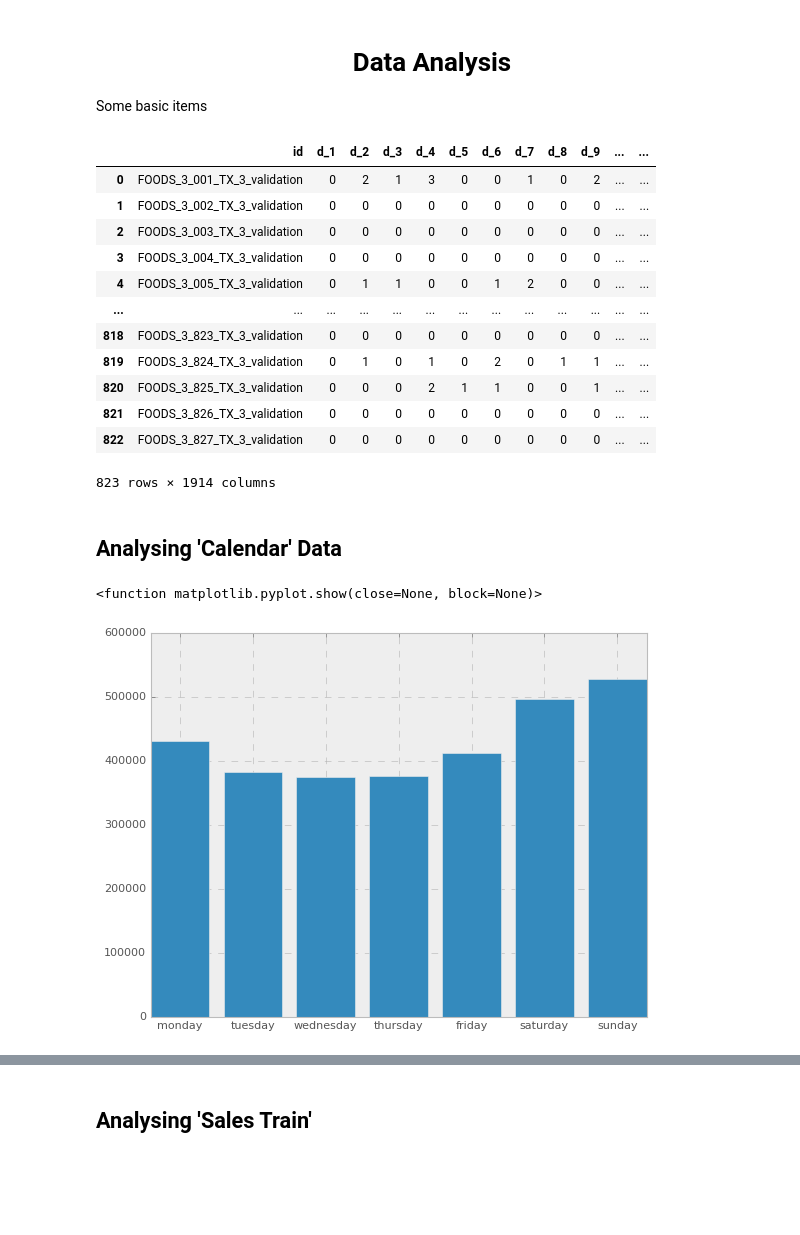
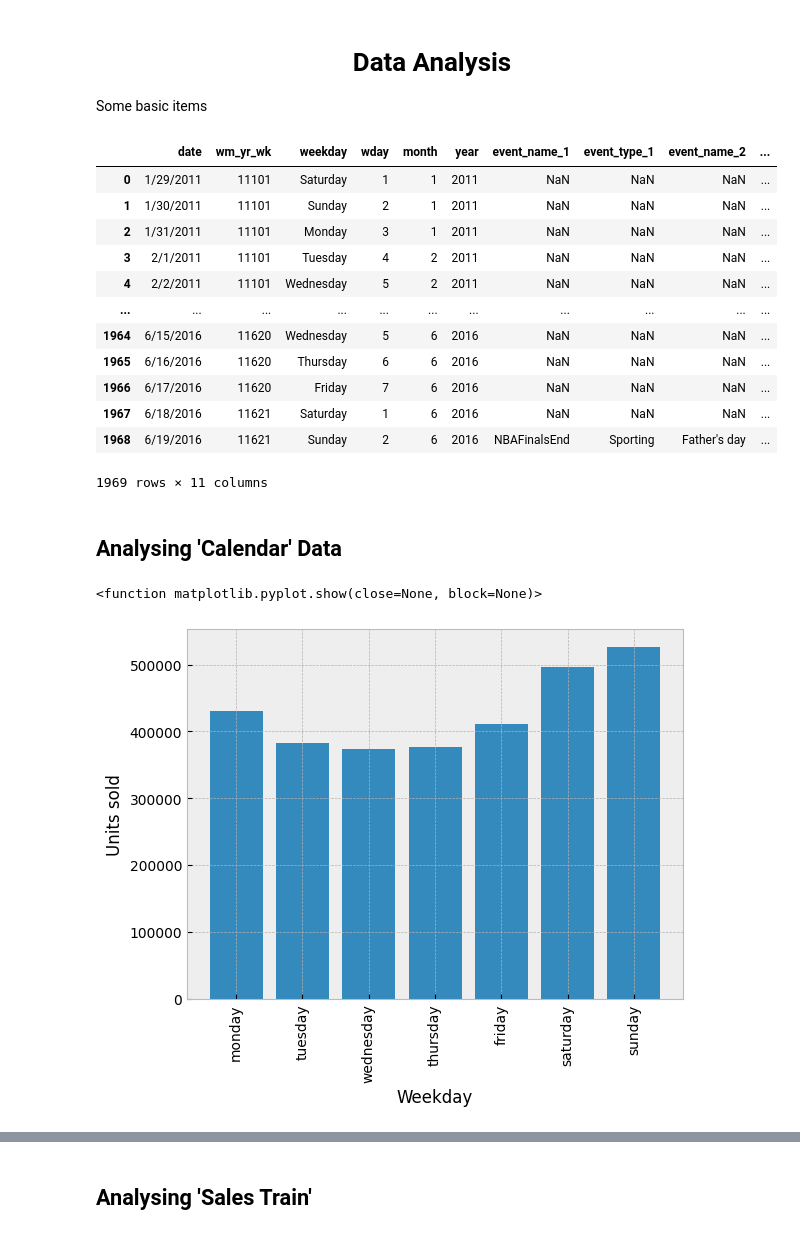
Before and after one commit to barath-uni/AFCS_Group_4, a Jupyter notebook: data_model_python.ipynb, the cells around one changed output, grey strips where cells are left out. Drawn from its saved outputs; the diff is of its cells as text; code cells hidden in the pictures; blank space fills up the shorter version.

Commit message:
More data exploration
Cleaned up figures
Addition of sales per month
Addition of snap day sales

```diff
--- a/data_model_python.ipynb
+++ b/data_model_python.ipynb
@@ -19,21 +19,21 @@ df_sales_test = pd.read_csv('data/sales_test_validation_afcs2022.csv')
 df_sample_sub = pd.read_csv('data/sample_submission_afcs2022.csv')
 df_sell_prices = pd.read_csv('data/sell_prices_afcs2022.csv')
 
-df_sales_train
+df_calandars
 # %% [output]
-|  | id | d_1 | d_2 | d_3 | d_4 | d_5 | d_6 | d_7 | d_8 | d_9 | ... | ... |
-| 0 | FOODS_3_001_TX_3_validation | 0 | 2 | 1 | 3 | 0 | 0 | 1 | 0 | 2 | ... | ... |
-| 1 | FOODS_3_002_TX_3_validation | 0 | 0 | 0 | 0 | 0 | 0 | 0 | 0 | 0 | ... | ... |
-| 2 | FOODS_3_003_TX_3_validation | 0 | 0 | 0 | 0 | 0 | 0 | 0 | 0 | 0 | ... | ... |
-| 3 | FOODS_3_004_TX_3_validation | 0 | 0 | 0 | 0 | 0 | 0 | 0 | 0 | 0 | ... | ... |
-| 4 | FOODS_3_005_TX_3_validation | 0 | 1 | 1 | 0 | 0 | 1 | 2 | 0 | 0 | ... | ... |
-| ... | ... | ... | ... | ... | ... | ... | ... | ... | ... | ... | ... | ... |
-| 818 | FOODS_3_823_TX_3_validation | 0 | 0 | 0 | 0 | 0 | 0 | 0 | 0 | 0 | ... | ... |
-| 819 | FOODS_3_824_TX_3_validation | 0 | 1 | 0 | 1 | 0 | 2 | 0 | 1 | 1 | ... | ... |
-| 820 | FOODS_3_825_TX_3_validation | 0 | 0 | 0 | 2 | 1 | 1 | 0 | 0 | 1 | ... | ... |
-| 821 | FOODS_3_826_TX_3_validation | 0 | 0 | 0 | 0 | 0 | 0 | 0 | 0 | 0 | ... | ... |
-| 822 | FOODS_3_827_TX_3_validation | 0 | 0 | 0 | 0 | 0 | 0 | 0 | 0 | 0 | ... | ... |
+|  | date | wm_yr_wk | weekday | wday | month | year | event_name_1 | event_type_1 | event_name_2 | ... |
+| 0 | 1/29/2011 | 11101 | Saturday | 1 | 1 | 2011 | NaN | NaN | NaN | ... |
+| 1 | 1/30/2011 | 11101 | Sunday | 2 | 1 | 2011 | NaN | NaN | NaN | ... |
+| 2 | 1/31/2011 | 11101 | Monday | 3 | 1 | 2011 | NaN | NaN | NaN | ... |
+| 3 | 2/1/2011 | 11101 | Tuesday | 4 | 2 | 2011 | NaN | NaN | NaN | ... |
+| 4 | 2/2/2011 | 11101 | Wednesday | 5 | 2 | 2011 | NaN | NaN | NaN | ... |
+| ... | ... | ... | ... | ... | ... | ... | ... | ... | ... | ... |
+| 1964 | 6/15/2016 | 11620 | Wednesday | 5 | 6 | 2016 | NaN | NaN | NaN | ... |
+| 1965 | 6/16/2016 | 11620 | Thursday | 6 | 6 | 2016 | NaN | NaN | NaN | ... |
+| 1966 | 6/17/2016 | 11620 | Friday | 7 | 6 | 2016 | NaN | NaN | NaN | ... |
+| 1967 | 6/18/2016 | 11621 | Saturday | 1 | 6 | 2016 | NaN | NaN | NaN | ... |
+| 1968 | 6/19/2016 | 11621 | Sunday | 2 | 6 | 2016 | NBAFinalsEnd | Sporting | Father's day | ... |
-823 rows × 1914 columns
+1969 rows × 11 columns
 # %% [markdown]
 ## Analysing 'Calendar' Data
 # %%
@@ -94,13 +94,19 @@ string_indices = get_string_indices(string_dates)
 # %%
 
 day_sales = get_sales_by_day(string_dates)
 days = ['monday', 'tuesday', 'wednesday', 'thursday', 'friday', 'saturday', 'sunday']
 
-plt.bar(days, day_sales)
+# plt.bar(days, day_sales)
+
+y_pos = range(len(days))
+plt.bar(y_pos, day_sales)
+plt.xticks(y_pos, days, rotation=90)
+plt.xlabel('Weekday')
+plt.ylabel('Units sold')
 plt.show
 # %% [output]
 <function matplotlib.pyplot.show(close=None, block=None)>
-[figure, old version]
+[figure, new version]
 # %%
 # Plotting the complete food sales per day
 
```
Also changed, not shown: parts of 4 cells of this notebook.
